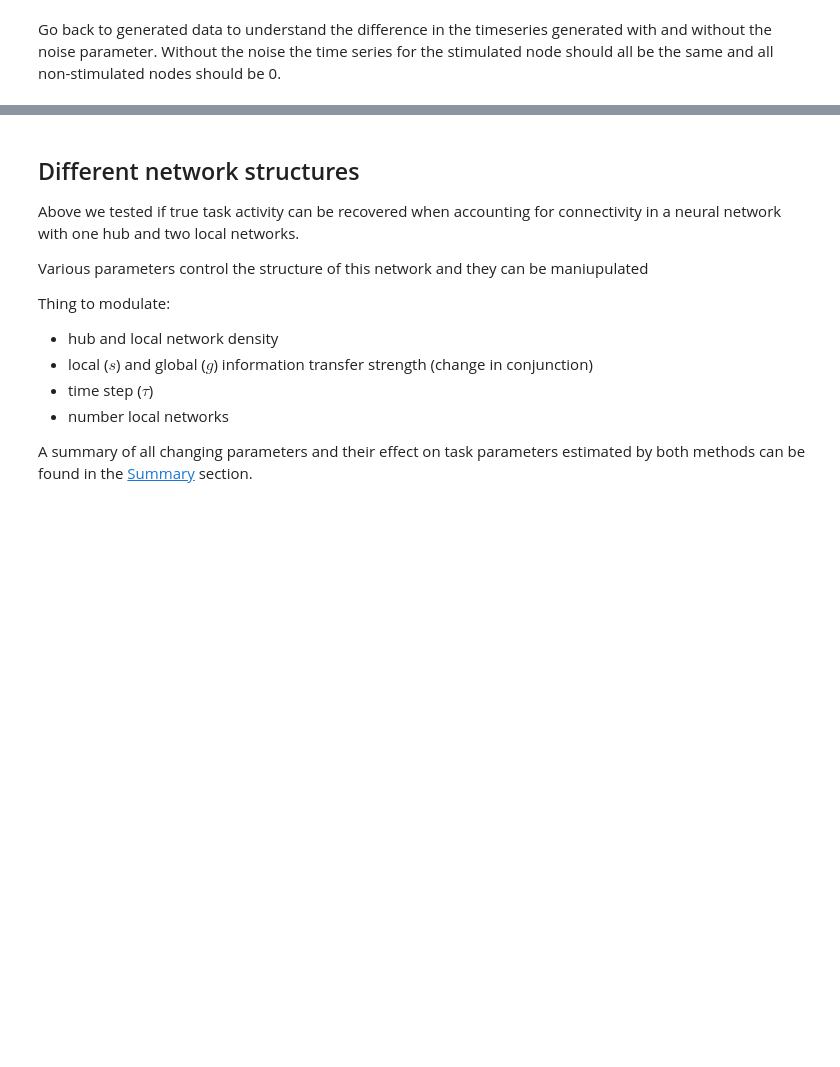
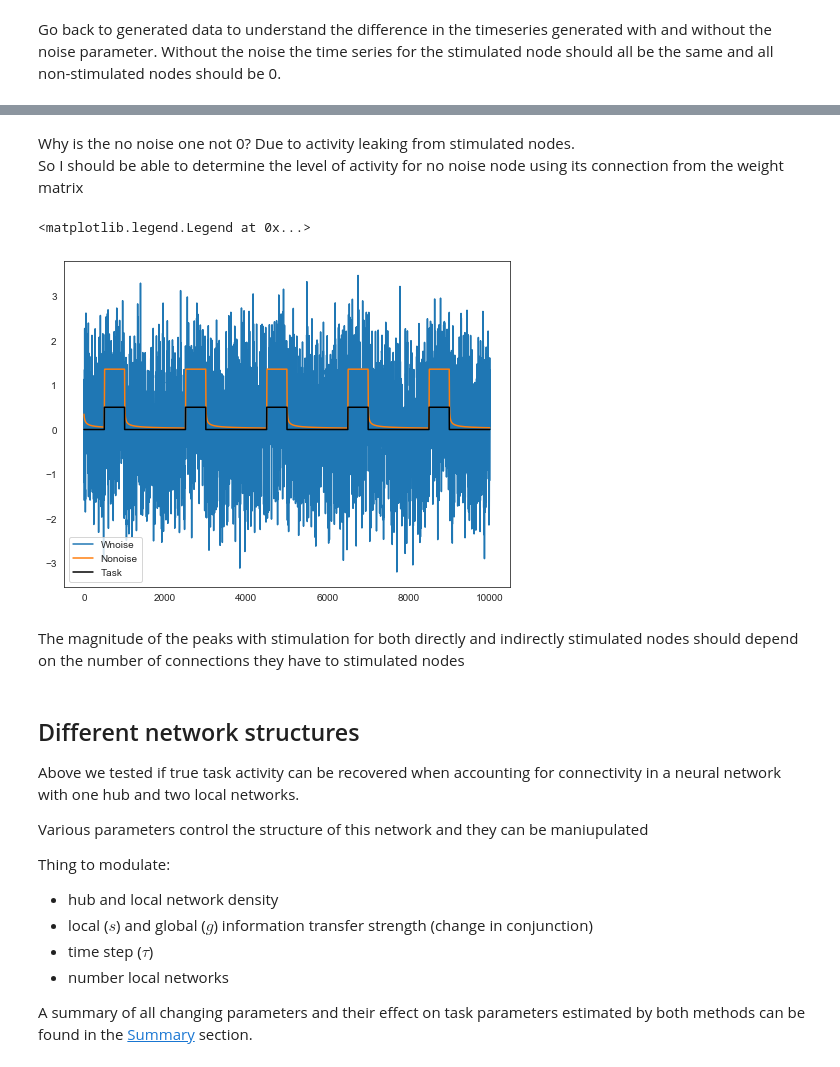
Before and after one commit to zenkavi/DevStudy_FmriNbs, a Jupyter notebook: notebooks/informationtransfermapping/TheoreticalResults/Zenkavi_Simulations/Extended_GLM_neural_network_level.ipynb, the cells around one changed output, grey strips where cells are left out. Cells and saved outputs as stored; diff of their text form; code cells hidden in the pictures; blank space fills up the shorter version.

```diff
--- a/notebooks/informationtransfermapping/TheoreticalResults/Zenkavi_Simulations/Extended_GLM_neural_network_level.ipynb
+++ b/notebooks/informationtransfermapping/TheoreticalResults/Zenkavi_Simulations/Extended_GLM_neural_network_level.ipynb
@@ -464,0 +476,13 @@ nonoise = model.networkModel(base_W,Tmax=10000,dt=1,g=1,s=1,tau=1, I=tmp_stimtim
+# %% [markdown]
+Why is the no noise one not 0?
+Due to activity leaking from stimulated nodes.
+So I should be able to determine the level of activity for no noise node using its connection from the weight matrix
+# %%
+#Plot same non-stimulated node without stimulated hub node connection timeseries with and without noise
+plt.plot(range(wnoise.shape[1]), wnoise[21,:], label="Wnoise")
+plt.plot(range(nonoise.shape[1]), nonoise[21,:], label="Nonoise")
+plt.plot(range(nonoise.shape[1]), tmp_stimtimes[0], label="Task", color="black")
+plt.legend(loc="best")
+# %% [output]
+<matplotlib.legend.Legend at 0x...>
+[figure, added]
@@ -464,0 +494,2 @@ nonoise = model.networkModel(base_W,Tmax=10000,dt=1,g=1,s=1,tau=1, I=tmp_stimtim
+# %% [markdown]
+The magnitude of the peaks with stimulation for both directly and indirectly stimulated nodes should depend on the number of connections they have to stimulated nodes
```
Also changed, not shown: parts of 13 cells of this notebook.
